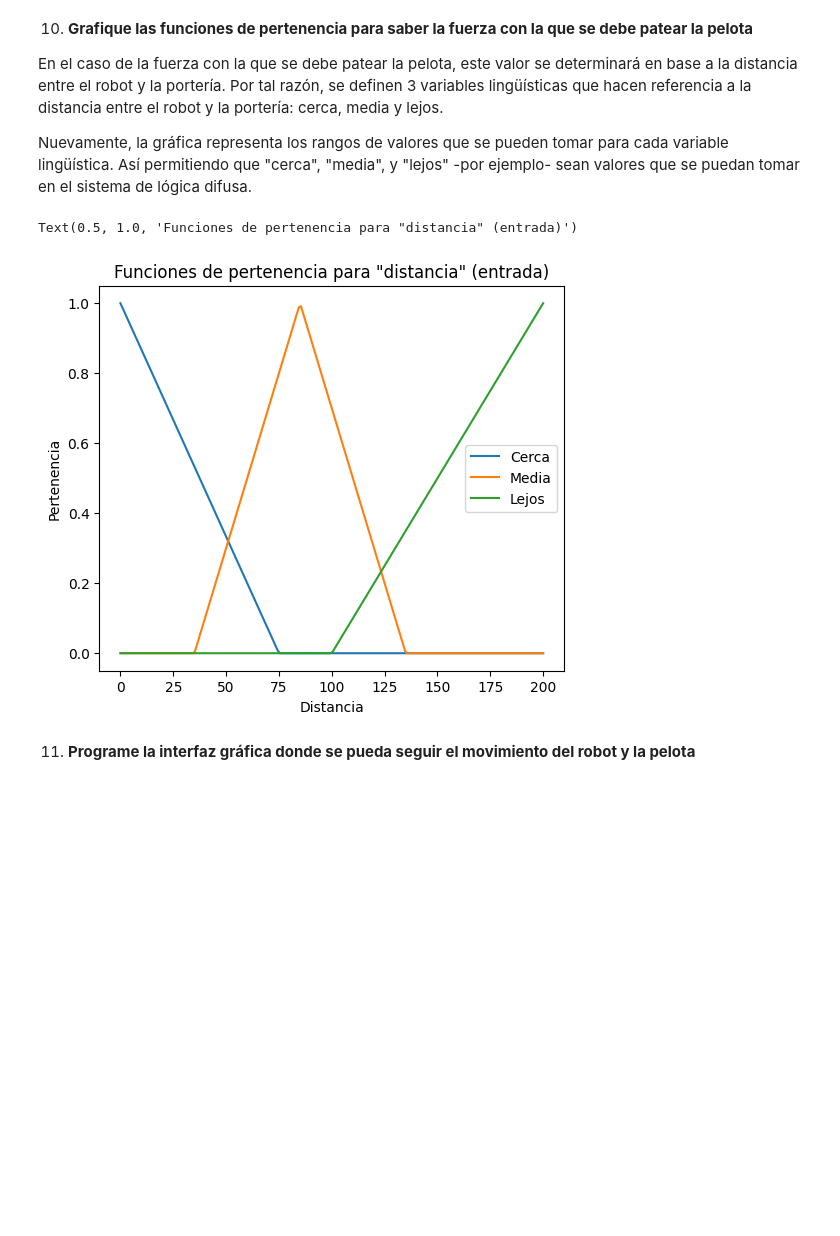
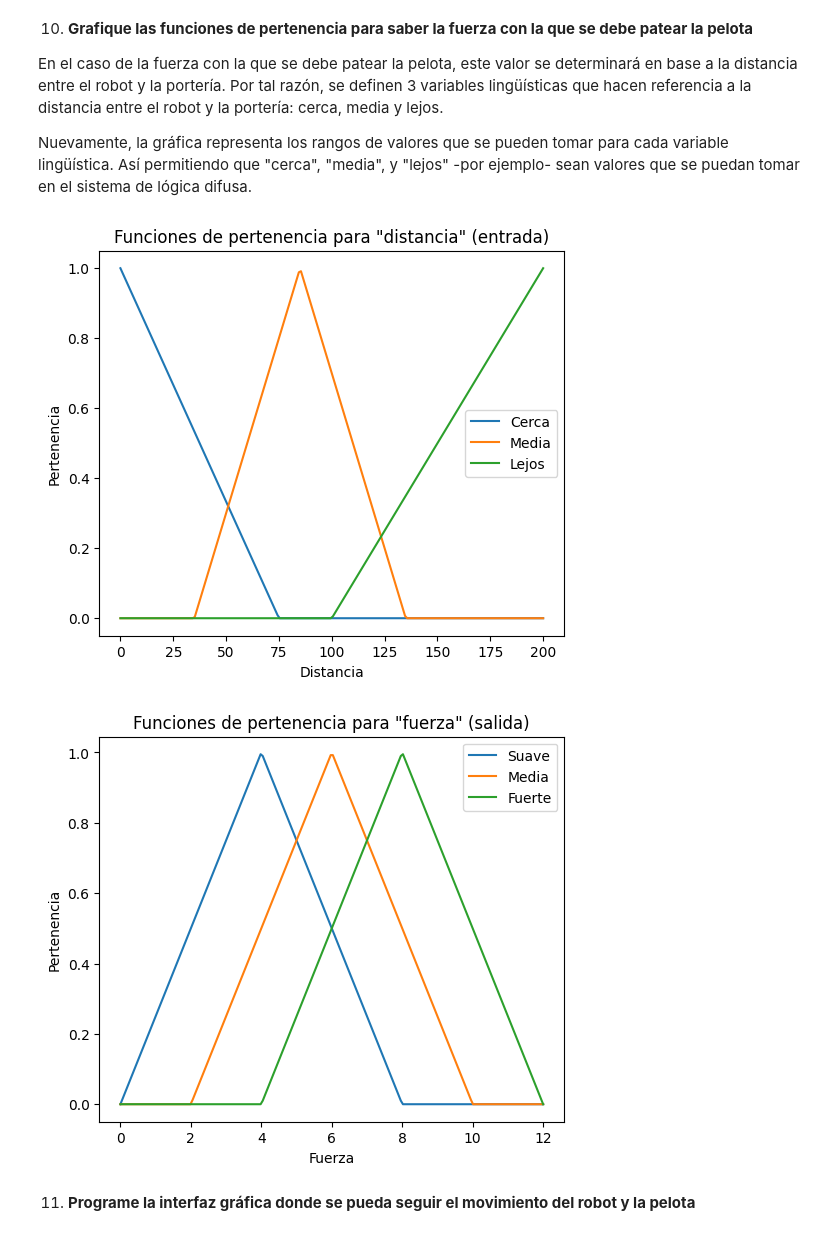
Before and after one commit to 20Candy/lab9_modsim, a Jupyter notebook: main.ipynb, the cells around one changed output. Cells and saved outputs as stored; diff of their text form; code cells hidden in the pictures; blank space fills up the shorter version.

```diff
--- a/main.ipynb
+++ b/main.ipynb
@@ -150,29 +171,48 @@ Nuevamente, la gráfica representa los rangos de valores que se pueden tomar par
 # %%
 # Definición de las funciones de pertenencia para "distancia"
 def pertenencia_distancia_cerca2(x):
     return np.maximum(0, 1 - abs(x) / 75)
 def pertenencia_distancia_media2(x):
     return np.maximum(0, 1 - abs(x - 85) / 50)
 def pertenencia_distancia_lejos2(x):
     return np.maximum(0, 1 - abs(x - 200) / 100)
 
+def pertenencia_fuerza_suave(x):
+    return np.maximum(0, 1 - abs(x - 4) / 4)
+def pertenencia_fuerza_media(x):
+    return np.maximum(0, 1 - abs(x - 6) / 4)
+def pertenencia_fuerza_fuerte(x):
+    return np.maximum(0, 1 - abs(x - 8) / 4)
 # Valores de entrada
 x_distancia = np.linspace(0, 200, 200)
+x_fuerza = np.linspace(0, 12, 200)
 
 # Crear subplot
 fig, ax = plt.subplots(figsize=(6, 5))
 
 # Graficar las funciones de pertenencia para "distancia"
 ax.plot(x_distancia, pertenencia_distancia_cerca2(x_distancia), label='Cerca')
 ax.plot(x_distancia, pertenencia_distancia_media2(x_distancia), label='Media')
 ax.plot(x_distancia, pertenencia_distancia_lejos2(x_distancia), label='Lejos')
 ax.set_xlabel('Distancia')
 ax.set_ylabel('Pertenencia')
 ax.legend()
 ax.set_title('Funciones de pertenencia para "distancia" (entrada)')
+plt.show()
+
+fig, ax = plt.subplots(figsize=(6, 5))
+
+ax.plot(x_fuerza, pertenencia_fuerza_suave(x_fuerza), label='Suave')
+ax.plot(x_fuerza, pertenencia_fuerza_media(x_fuerza), label='Media')
+ax.plot(x_fuerza, pertenencia_fuerza_fuerte(x_fuerza), label='Fuerte')
+ax.set_xlabel('Fuerza')
+ax.set_ylabel('Pertenencia')
+ax.legend()
+ax.set_title('Funciones de pertenencia para "fuerza" (salida)')
+plt.show()
 # %% [output]
-Text(0.5, 1.0, 'Funciones de pertenencia para "distancia" (entrada)')
 [figure]
+[figure, added]
 # %% [markdown]
 11. **Programe la interfaz gráfica donde se pueda seguir el movimiento del robot y la pelota**
 # %%
```
Also changed, not shown: parts of 4 cells of this notebook.
